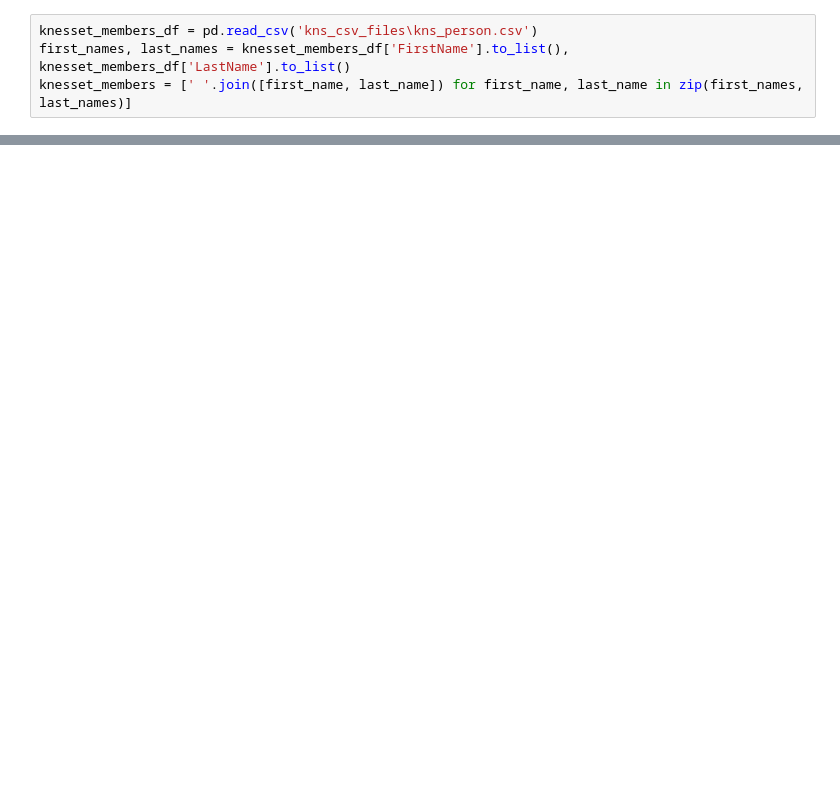
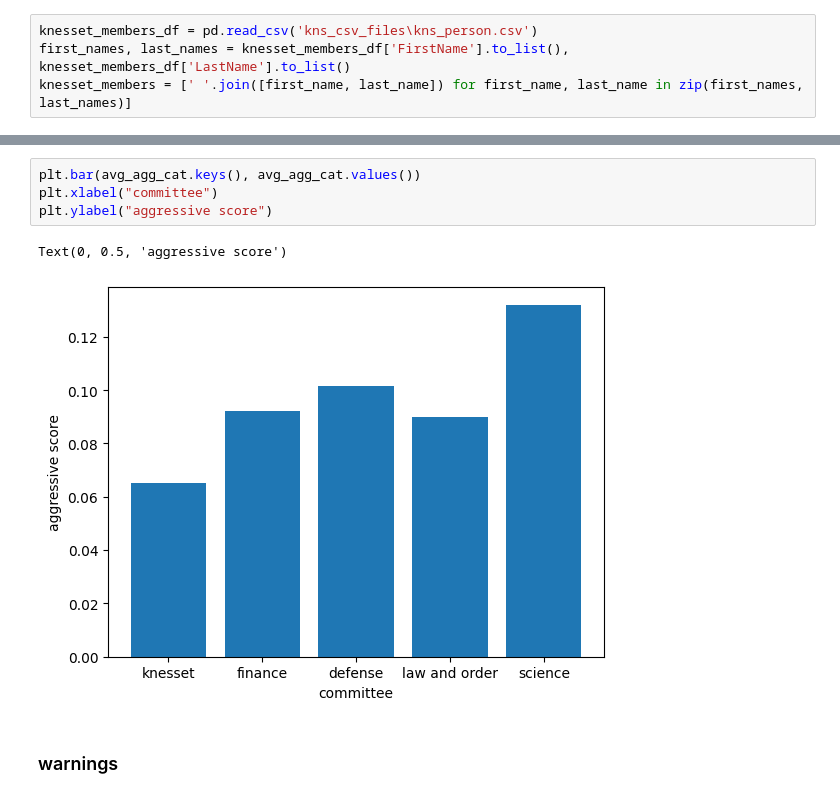
Before and after one commit to itaitzruia4/NLPSD, a Jupyter notebook: init_results.ipynb, the cells around one changed output, grey strips where cells are left out. Saved outputs shown, nothing was run; the diff lists cells and outputs as text; blank space fills up the shorter version.

```diff
--- a/init_results.ipynb
+++ b/init_results.ipynb
@@ -124,3 +246,12 @@ number_of_sessions
+# %%
+plt.bar(avg_agg_cat.keys(), avg_agg_cat.values())
+plt.xlabel("committee")
+plt.ylabel("aggressive score")
+# %% [output]
+Text(0, 0.5, 'aggressive score')
+[figure, added]
+# %% [markdown]
+### warnings
 # %%
 warned
 # %% [output]
```
Also changed, not shown: parts of 46 cells of this notebook.
